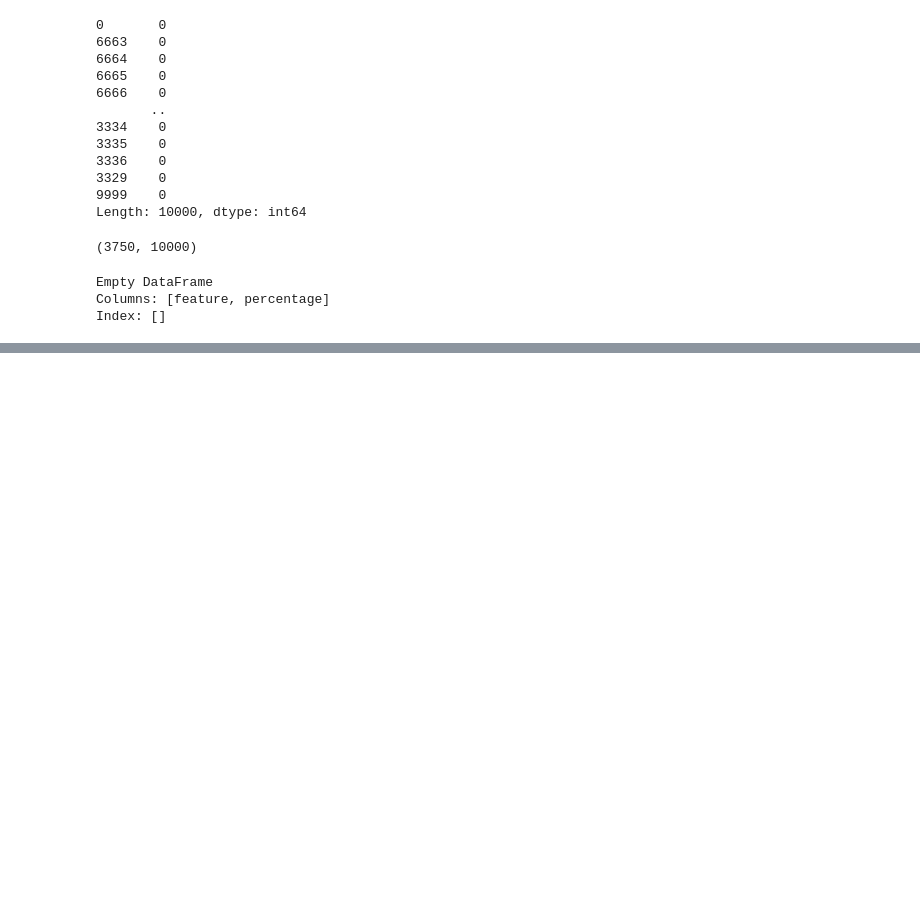
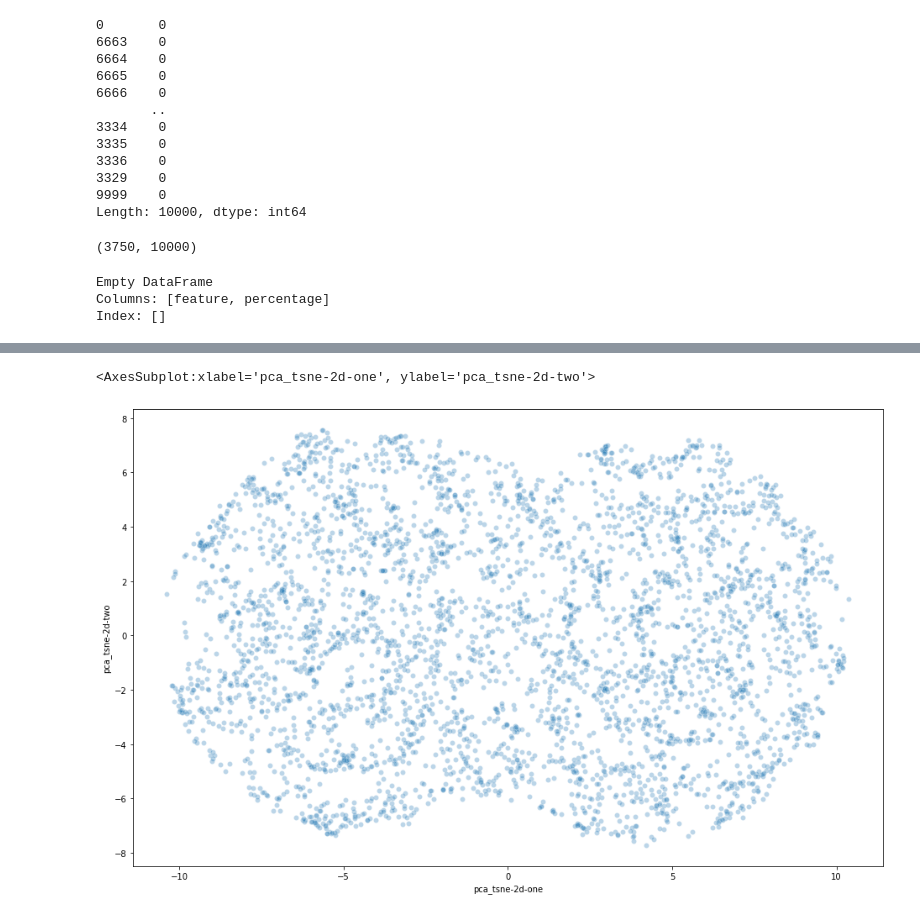
Before and after one commit to karolinablaszka/Project-ML, a Jupyter notebook: preprocessing.ipynb, the cells around one changed output, grey strips where cells are left out. Cells and saved outputs as stored; diff of their text form; code cells hidden in the pictures; blank space fills up the shorter version.

```diff
--- a/preprocessing.ipynb
+++ b/preprocessing.ipynb
@@ -155,0 +197,10 @@ NameError: name 'StandardScaler' is not defined
+# %%
+from sklearn.pipeline import Pipeline
+from sklearn.manifold import TSNE
+
+
+tsne = TSNE(n_components=2, verbose=1, perplexity=40, n_iter=300, learning_rate='auto',
+                   init='random')
+pca = PCA(n_components=0.99)
+pipeline = Pipeline([('pca', pca), ('tsne', tsne)])
+pca_tsne_results = pipeline.fit_transform(df.values)
@@ -155,0 +218,15 @@ NameError: name 'StandardScaler' is not defined
+# %%
+df['pca_tsne-2d-one'] = pca_tsne_results[:,0]
+df['pca_tsne-2d-two'] = pca_tsne_results[:,1]
+plt.figure(figsize=(16,10))
+sns.scatterplot(
+    x="pca_tsne-2d-one", y="pca_tsne-2d-two",
+    #hue="x",
+    palette=sns.color_palette("hls", 10),
+    data=df,
+    legend="full",
+    alpha=0.3
+)
+# %% [output]
+<AxesSubplot:xlabel='pca_tsne-2d-one', ylabel='pca_tsne-2d-two'>
+[figure, added]
```
Also changed, not shown: parts of 16 cells of this notebook.
